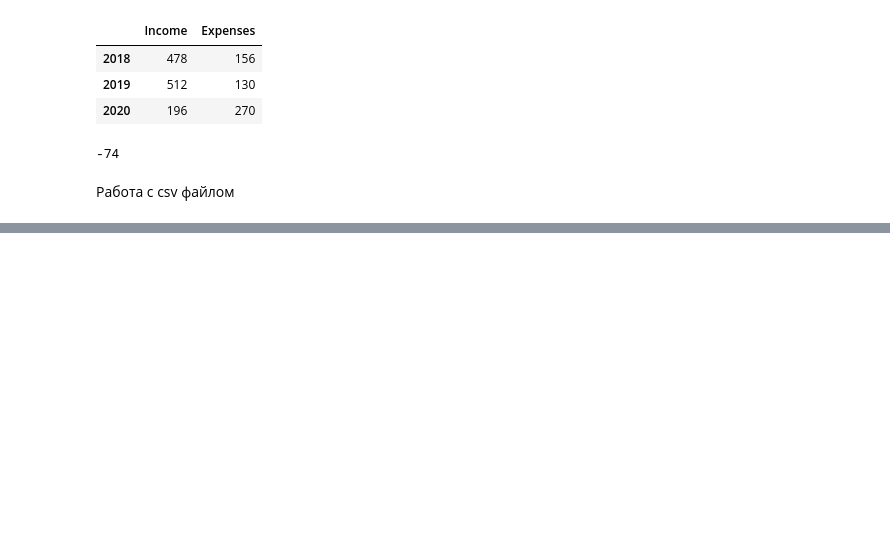
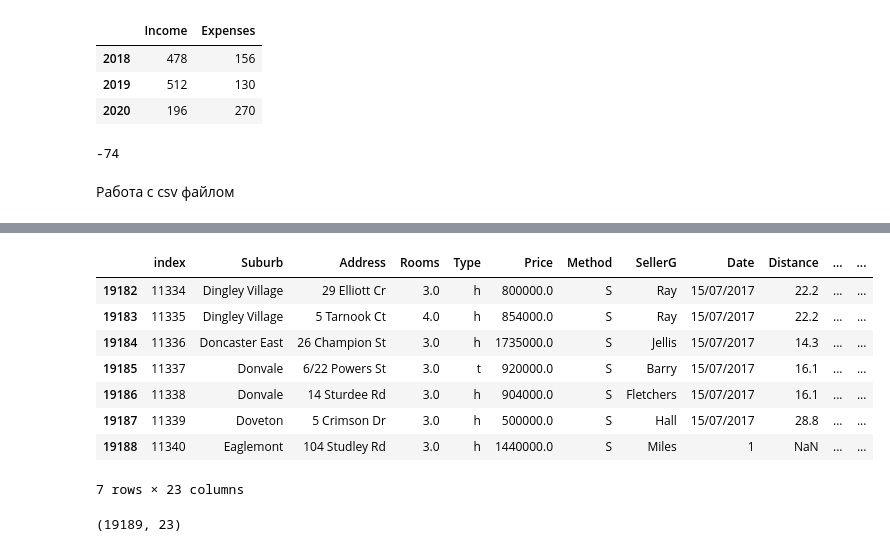
Before and after one commit to Ellana555/PythonBase, a Jupyter notebook: Pandas.ipynb, the cells around one changed output, grey strips where cells are left out. Drawn from its saved outputs; the diff is of its cells as text; code cells hidden in the pictures; blank space fills up the shorter version.

```diff
--- a/Pandas.ipynb
+++ b/Pandas.ipynb
@@ -300,0 +309,16 @@ Warning: Total number of columns (23) exceeds max_columns (20) limiting to first
+# %%
+melb_data.tail(7)
+# %% [output]
+|  | index | Suburb | Address | Rooms | Type | Price | Method | SellerG | Date | Distance | ... | ... |
+| 19182 | 11334 | Dingley Village | 29 Elliott Cr | 3.0 | h | 800000.0 | S | Ray | 15/07/2017 | 22.2 | ... | ... |
+| 19183 | 11335 | Dingley Village | 5 Tarnook Ct | 4.0 | h | 854000.0 | S | Ray | 15/07/2017 | 22.2 | ... | ... |
+| 19184 | 11336 | Doncaster East | 26 Champion St | 3.0 | h | 1735000.0 | S | Jellis | 15/07/2017 | 14.3 | ... | ... |
+| 19185 | 11337 | Donvale | 6/22 Powers St | 3.0 | t | 920000.0 | S | Barry | 15/07/2017 | 16.1 | ... | ... |
+| 19186 | 11338 | Donvale | 14 Sturdee Rd | 3.0 | h | 904000.0 | S | Fletchers | 15/07/2017 | 16.1 | ... | ... |
+| 19187 | 11339 | Doveton | 5 Crimson Dr | 3.0 | h | 500000.0 | S | Hall | 15/07/2017 | 28.8 | ... | ... |
+| 19188 | 11340 | Eaglemont | 104 Studley Rd | 3.0 | h | 1440000.0 | S | Miles | 1 | NaN | ... | ... |
+7 rows × 23 columns
+# %%
+ melb_data.shape
+# %% [output]
+(19189, 23)
```
Also changed, not shown: parts of 6 cells of this notebook.
